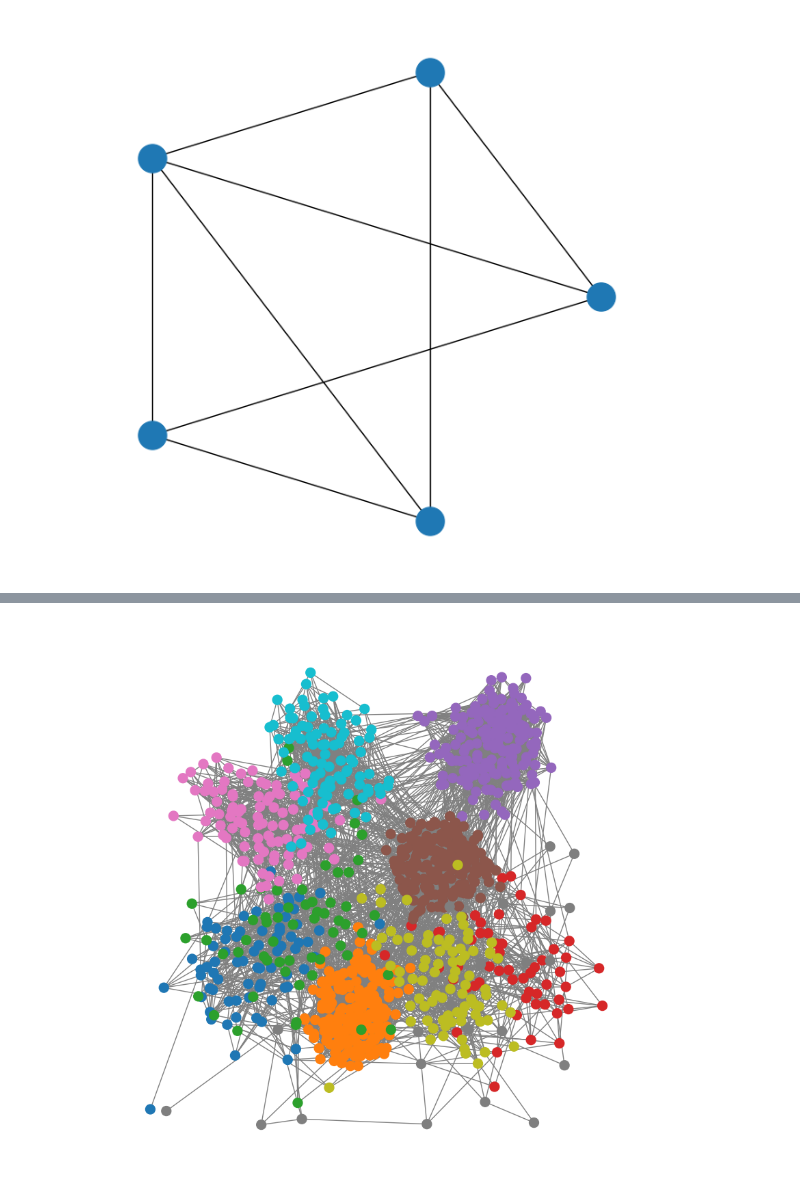
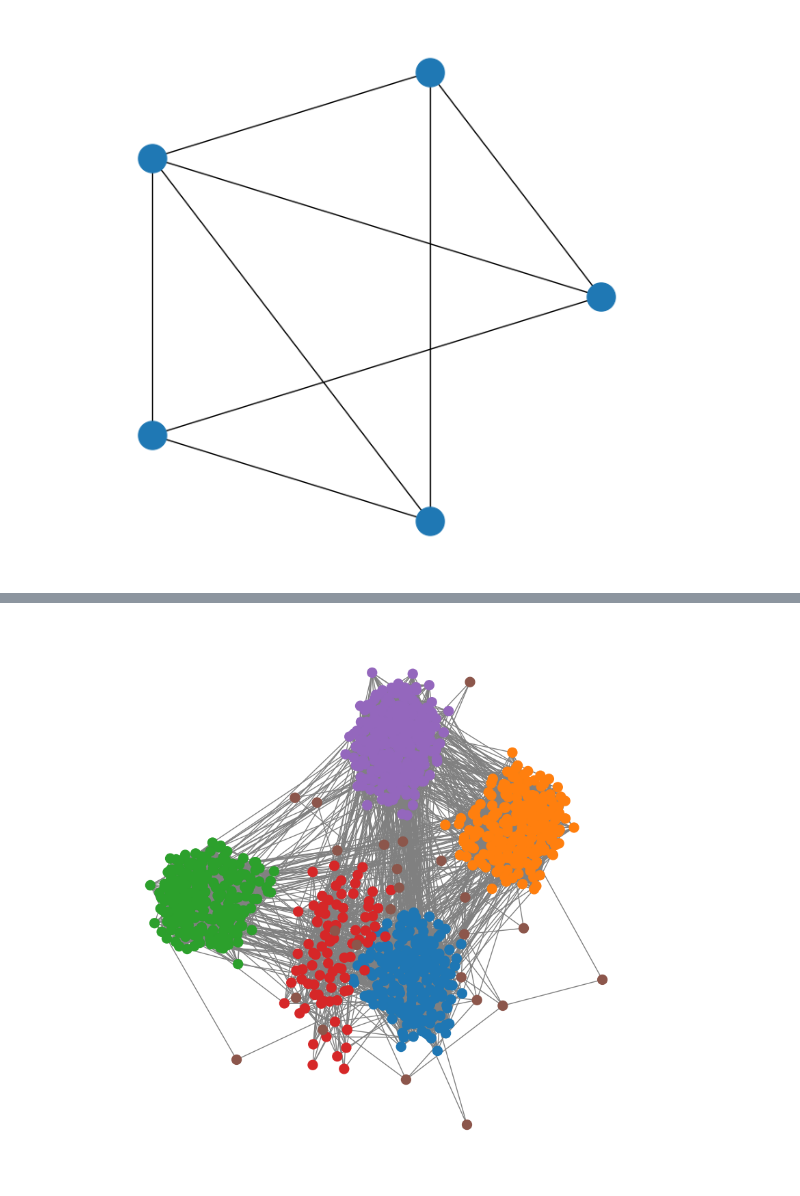
Before and after one commit to QMoayedpour/PGM_MVA, a Jupyter notebook: ntbk/vizu_graph.ipynb, the cells around one changed output, grey strips where cells are left out. Drawn from its saved outputs; the diff is of its cells as text; code cells hidden in the pictures.

```diff
--- a/ntbk/vizu_graph.ipynb
+++ b/ntbk/vizu_graph.ipynb
@@ -41,10 +42,10 @@ sbm.plot_adj()
 # %%
 sbm = MySbmFromScratch()
 
-sbm.generate_graph(N = 1000, K=10, _lambda=0.1, multiplier=0.2, alpha=1.5)
+sbm.generate_graph(N = 1000, K=6, _lambda=0.1, multiplier=0.08, alpha=1.5)
 sbm.plot_graph()
 # %% [output]
-[figure, old version]
+[figure, new version]
 # %%
 sbm.plot_adj()
 # %% [output]
```
Also changed, not shown: parts of 12 cells of this notebook, 1 other file.
